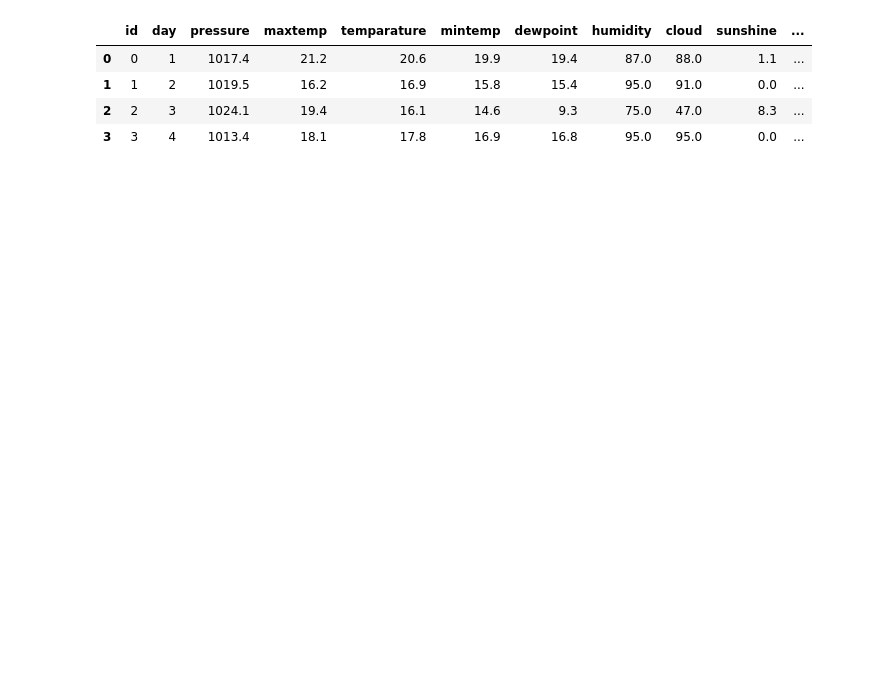
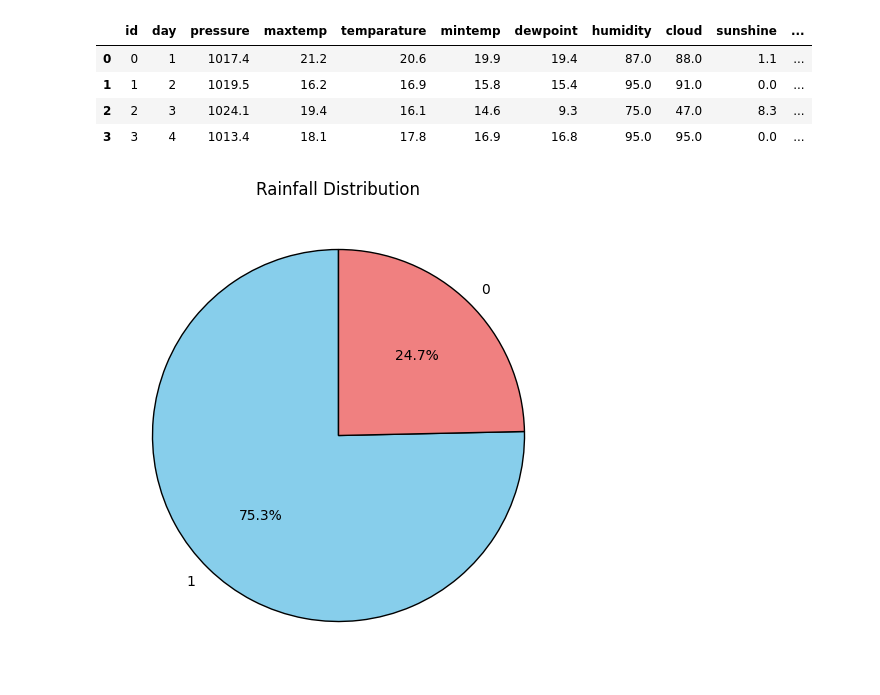
Before and after one commit to Juan-LobosMartin/Rainfall, a Jupyter notebook: Graphs_v1.ipynb, the cells around one changed output. Drawn from its saved outputs; the diff is of its cells as text; code cells hidden in the pictures; blank space fills up the shorter version.

```diff
--- a/Graphs_v1.ipynb
+++ b/Graphs_v1.ipynb
@@ -14,3 +14,15 @@ Rain_train.head(4)
 | 1 | 1 | 2 | 1019.5 | 16.2 | 16.9 | 15.8 | 15.4 | 95.0 | 91.0 | 0.0 | ... |
 | 2 | 2 | 3 | 1024.1 | 19.4 | 16.1 | 14.6 | 9.3 | 75.0 | 47.0 | 8.3 | ... |
 | 3 | 3 | 4 | 1013.4 | 18.1 | 17.8 | 16.9 | 16.8 | 95.0 | 95.0 | 0.0 | ... |
+# %%
+# days raii/norain
+rainfall_counts = Rain_train['rainfall'].value_counts()
+plt.figure(figsize=(6, 7))
+plt.pie(rainfall_counts, labels=rainfall_counts.index, autopct='%1.1f%%',
+        colors=['skyblue', 'lightcoral'], startangle=90, wedgeprops={'edgecolor': 'black'})
+plt.title("Rainfall Distribution")
+plt.savefig('fig/Rain_Dis.png')
+plt.show()
+# 0 = NoRain ; 1 = Rain
+# %% [output]
+[figure, added]
```
Also changed, not shown: parts of 9 cells of this notebook, 16 other files.
